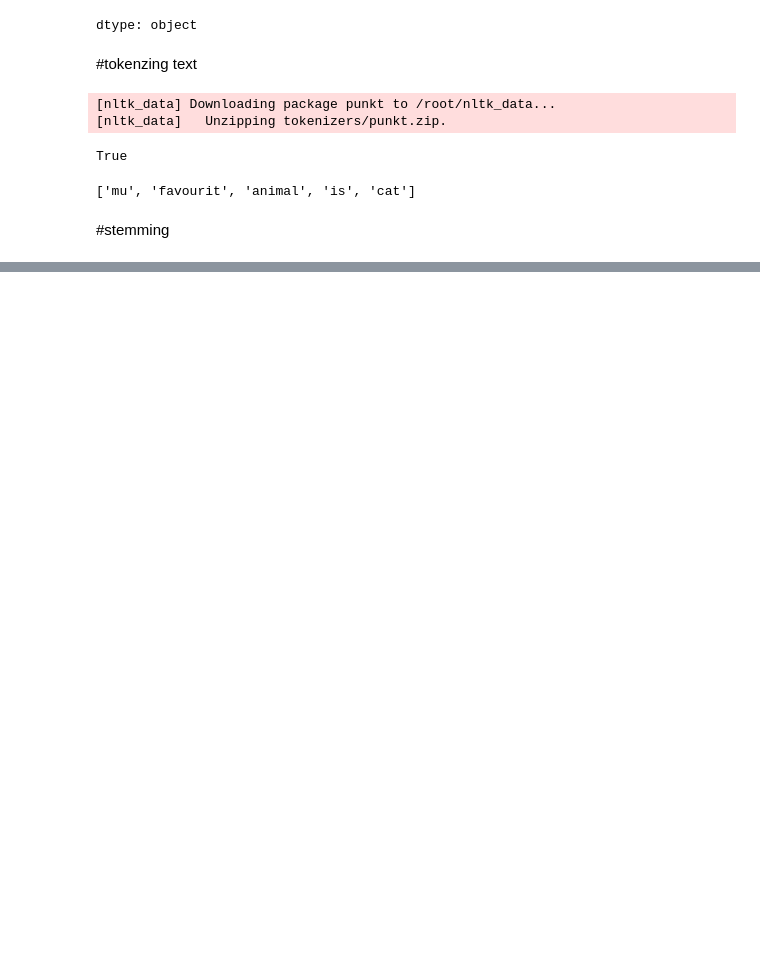
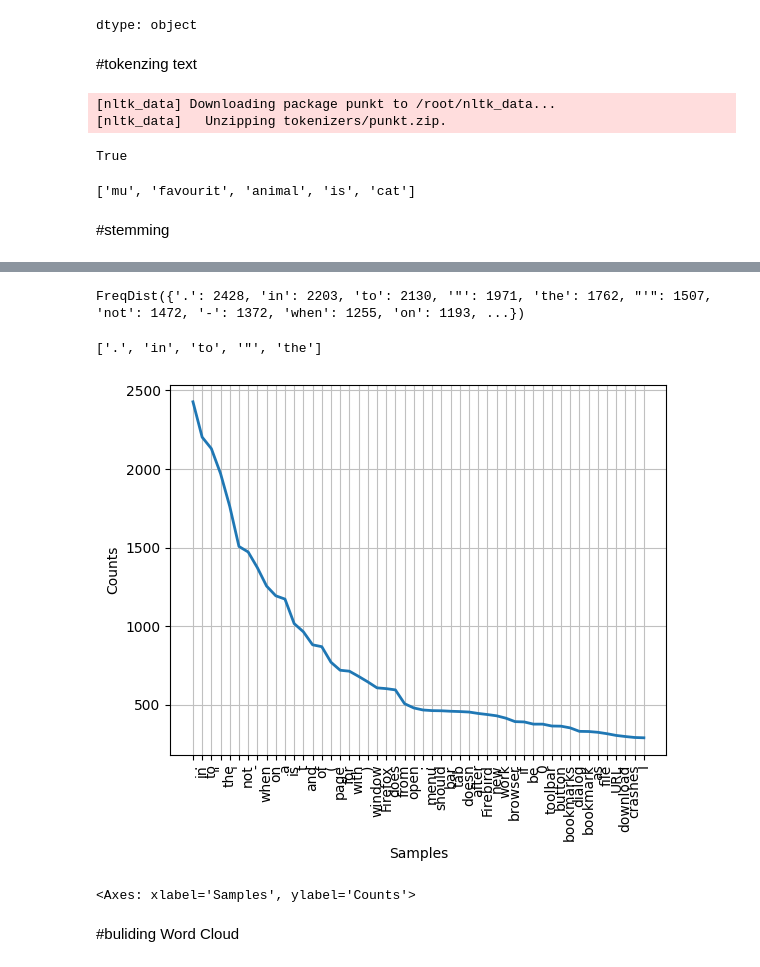
Before and after one commit to baaaRaathh/Natural-Language-Processing, a Jupyter notebook: Text_Processing.ipynb, the cells around one changed output, grey strips where cells are left out. Drawn from its saved outputs; the diff is of its cells as text; code cells hidden in the pictures; blank space fills up the shorter version.

```diff
--- a/Text_Processing.ipynb
+++ b/Text_Processing.ipynb
@@ -170,0 +216,4 @@ nltk.word_tokenize(my)
+# %%
+from nltk.corpus import webtext
+ws = webtext.sents('firefox.txt')
+ww = webtext.words('firefox.txt')
@@ -170,0 +224,7 @@ nltk.word_tokenize(my)
+# %%
+# complete the frequence of all the words in the reviews
+fre = nltk.FreqDist(ww)
+# %%
+fre
+# %% [output]
+FreqDist({'.': 2428, 'in': 2203, 'to': 2130, '"': 1971, 'the': 1762, "'": 1507, 'not': 1472, '-': 1372, 'when': 1255, 'on': 1193, ...})
@@ -170,0 +233,14 @@ nltk.word_tokenize(my)
+# %%
+sor[0:5]
+# %% [output]
+['.', 'in', 'to', '"', 'the']
+# %%
+#consider words with length greathan 3
+large_words=dict([(k,v) for k,v in fre.items() if len(k)>3])
+fre2 = nltk,FreqDist(large_words)
+fre.plot(50,cumulative=False)
+# %% [output]
+[figure, added]
+<Axes: xlabel='Samples', ylabel='Counts'>
+# %% [markdown]
+#buliding Word Cloud
```
Also changed, not shown: parts of 11 cells of this notebook.
